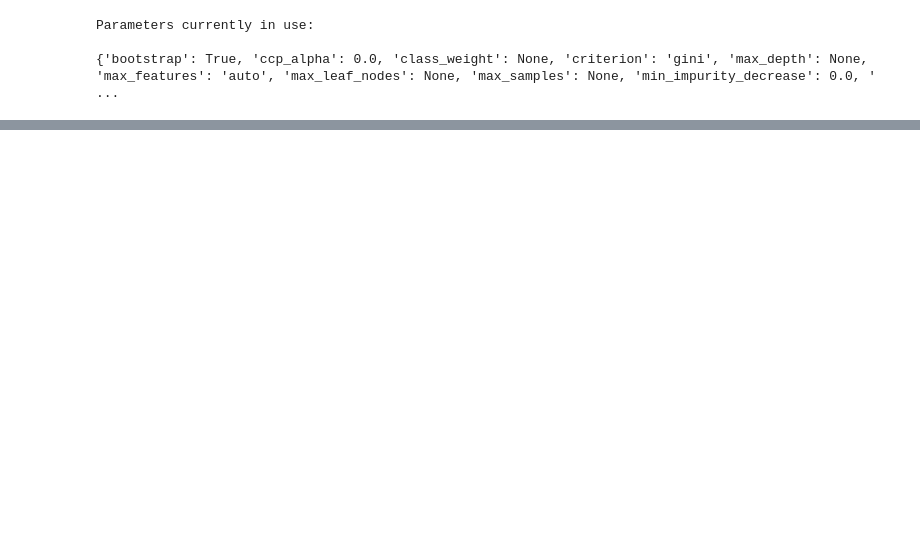
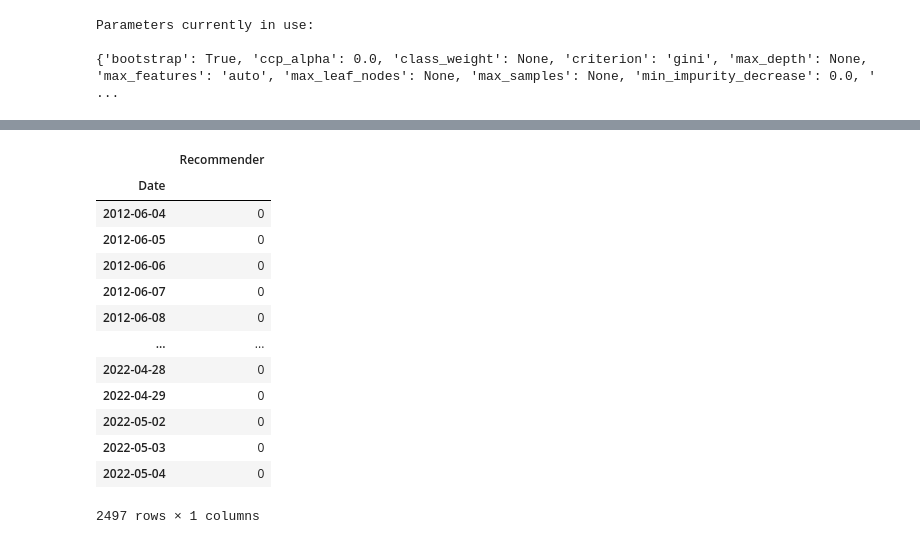
Before and after one commit to shrestha-rahul/Dissertation-Project, a Jupyter notebook: Machine Learning/Classification_Models.ipynb, the cells around one changed output, grey strips where cells are left out. Drawn from its saved outputs; the diff is of its cells as text; code cells hidden in the pictures; blank space fills up the shorter version.

```diff
--- a/Machine Learning/Classification_Models.ipynb
+++ b/Machine Learning/Classification_Models.ipynb
@@ -2070,0 +2311,4 @@ RandomizedSearchCV(cv=3, estimator=RandomForestClassifier(), n_iter=100,
+# %%
+#Dropping Null Values
+dataset = dataset.dropna()
+dataset.isna().sum()
@@ -2070,0 +2333,34 @@ RandomizedSearchCV(cv=3, estimator=RandomForestClassifier(), n_iter=100,
+# %%
+dataset.drop(['RSI Indicator', 'SO Indicator', 'Bollinger Indicator'], axis = 1, inplace=True)
+# %%
+# #Encode Categorical Variables
+signal_dict = {'Hold': 0, 'Sell': 1, 'Buy': 2}
+
+dataset['Recommender'] = dataset['Recommender'].map(signal_dict)
+# %%
+# #Splitting the dataset into training and test sets
+# #Feature Scaling
+from sklearn.preprocessing import MinMaxScaler
+from sklearn.model_selection import train_test_split
+# from imblearn.over_sampling import SMOTE
+
+#Independant and Dependent Variable
+y=dataset.iloc[:,12:13] #Dependent variable
+X=dataset.iloc[:,0:12] #Independent variable
+# %%
+y
+# %% [output]
+|  | Recommender |
+| Date |  |
+| 2012-06-04 | 0 |
+| 2012-06-05 | 0 |
+| 2012-06-06 | 0 |
+| 2012-06-07 | 0 |
+| 2012-06-08 | 0 |
+| ... | ... |
+| 2022-04-28 | 0 |
+| 2022-04-29 | 0 |
+| 2022-05-02 | 0 |
+| 2022-05-03 | 0 |
+| 2022-05-04 | 0 |
+2497 rows × 1 columns
```
Also changed, not shown: parts of 69 cells of this notebook, 10 other files.
